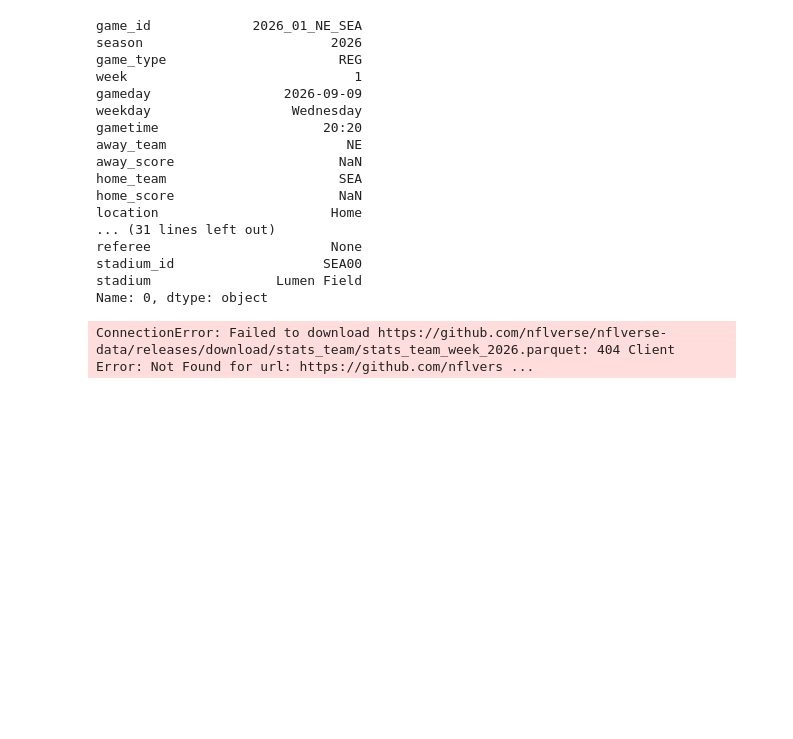
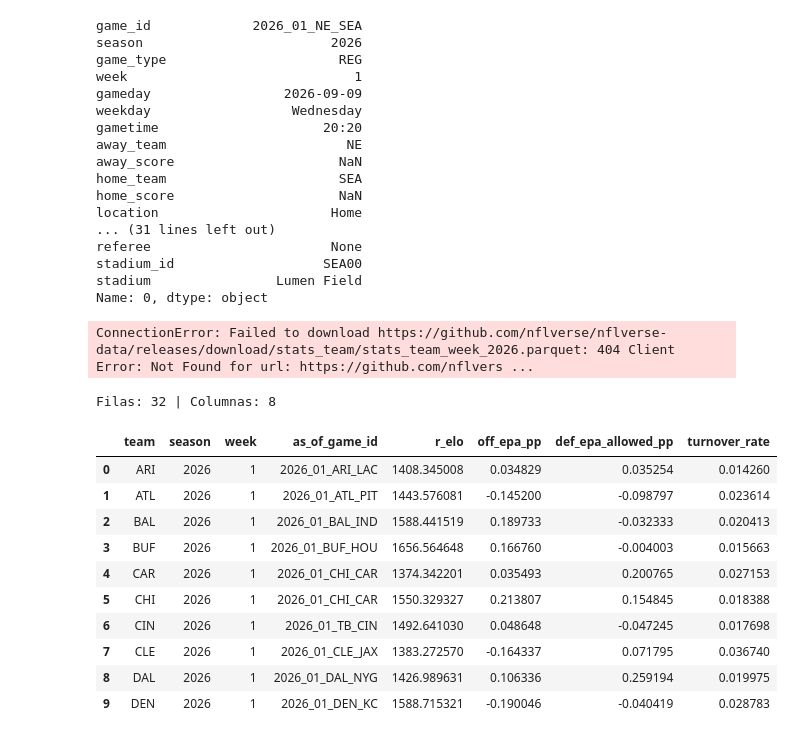
Before and after one commit to FranciscoOrtizTena/NFL-elo-model, a Jupyter notebook: review/Untitled.ipynb, the cells around one changed output. Saved outputs shown, nothing was run; the diff lists cells and outputs as text; code cells hidden in the pictures; blank space fills up the shorter version.

Commit message:
Week 3 update

```diff
--- a/review/Untitled.ipynb
+++ b/review/Untitled.ipynb
@@ -217,3 +217,26 @@ display(week1)
 df_lts = nfl.load_team_stats(seasons=2026).to_pandas()
 # %% [output]
 ConnectionError: Failed to download https://github.com/nflverse/nflverse-data/releases/download/stats_team/stats_team_week_2026.parquet: 404 Client Error: Not Found for url: https://github.com/nflvers ...
+# %%
+from pathlib import Path
+import pandas as pd
+
+# Ruta absoluta para poder ejecutar la celda desde cualquier directorio.
+ruta_priors = Path("/workspaces/NFL-elo-model/data/team_priors_latest.parquet")
+team_priors = pd.read_parquet(ruta_priors)
+
+print(f"Filas: {team_priors.shape[0]} | Columnas: {team_priors.shape[1]}")
+team_priors.head(10)
+# %% [output]
+Filas: 32 | Columnas: 8
+|  | team | season | week | as_of_game_id | r_elo | off_epa_pp | def_epa_allowed_pp | turnover_rate |
+| 0 | ARI | 2026 | 1 | 2026_01_ARI_LAC | 1408.345008 | 0.034829 | 0.035254 | 0.014260 |
+| 1 | ATL | 2026 | 1 | 2026_01_ATL_PIT | 1443.576081 | -0.145200 | -0.098797 | 0.023614 |
+| 2 | BAL | 2026 | 1 | 2026_01_BAL_IND | 1588.441519 | 0.189733 | -0.032333 | 0.020413 |
+| 3 | BUF | 2026 | 1 | 2026_01_BUF_HOU | 1656.564648 | 0.166760 | -0.004003 | 0.015663 |
+| 4 | CAR | 2026 | 1 | 2026_01_CHI_CAR | 1374.342201 | 0.035493 | 0.200765 | 0.027153 |
+| 5 | CHI | 2026 | 1 | 2026_01_CHI_CAR | 1550.329327 | 0.213807 | 0.154845 | 0.018388 |
+| 6 | CIN | 2026 | 1 | 2026_01_TB_CIN | 1492.641030 | 0.048648 | -0.047245 | 0.017698 |
+| 7 | CLE | 2026 | 1 | 2026_01_CLE_JAX | 1383.272570 | -0.164337 | 0.071795 | 0.036740 |
+| 8 | DAL | 2026 | 1 | 2026_01_DAL_NYG | 1426.989631 | 0.106336 | 0.259194 | 0.019975 |
+| 9 | DEN | 2026 | 1 | 2026_01_DEN_KC | 1588.715321 | -0.190046 | -0.040419 | 0.028783 |
```
Also changed, not shown: parts of 1 cell of this notebook, 3 other files.
